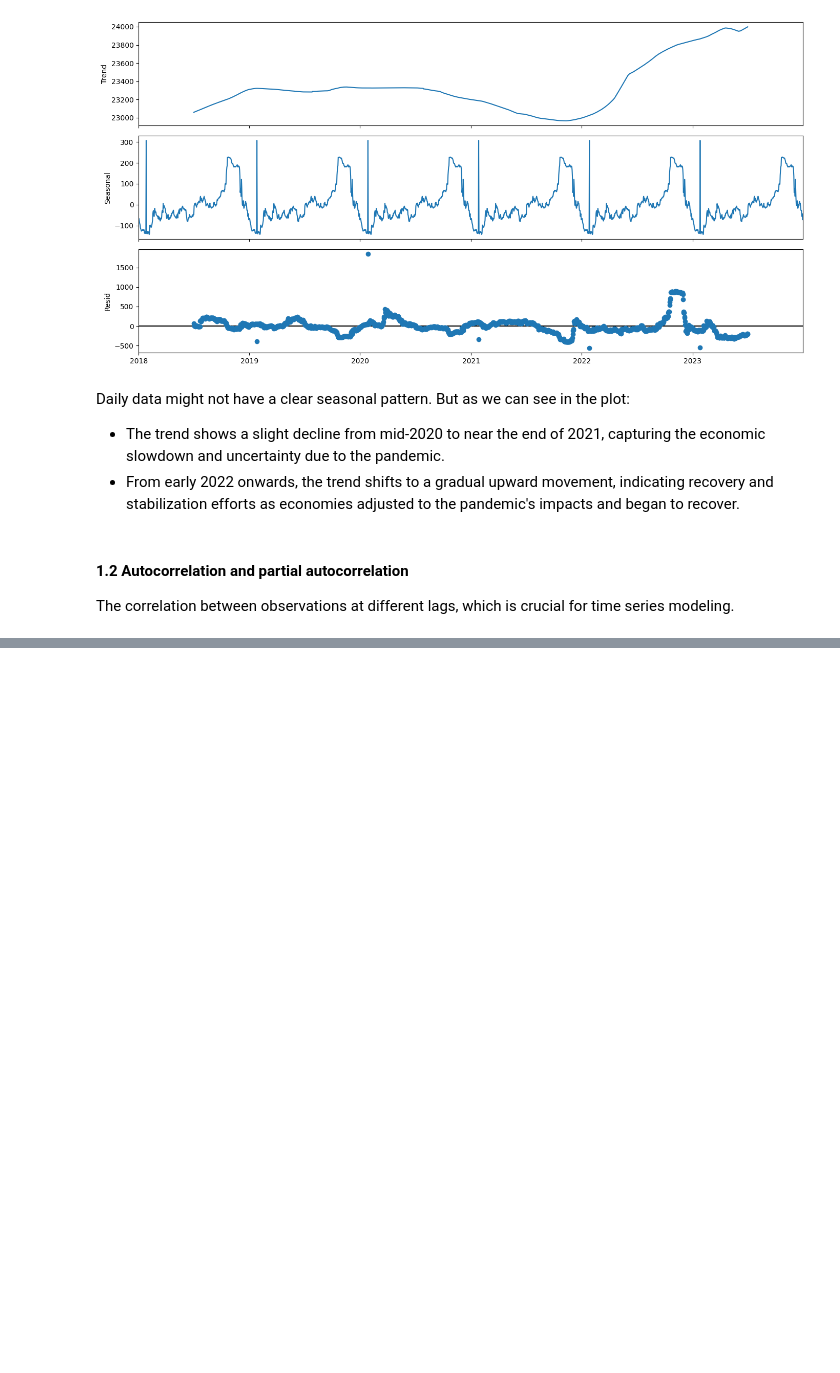
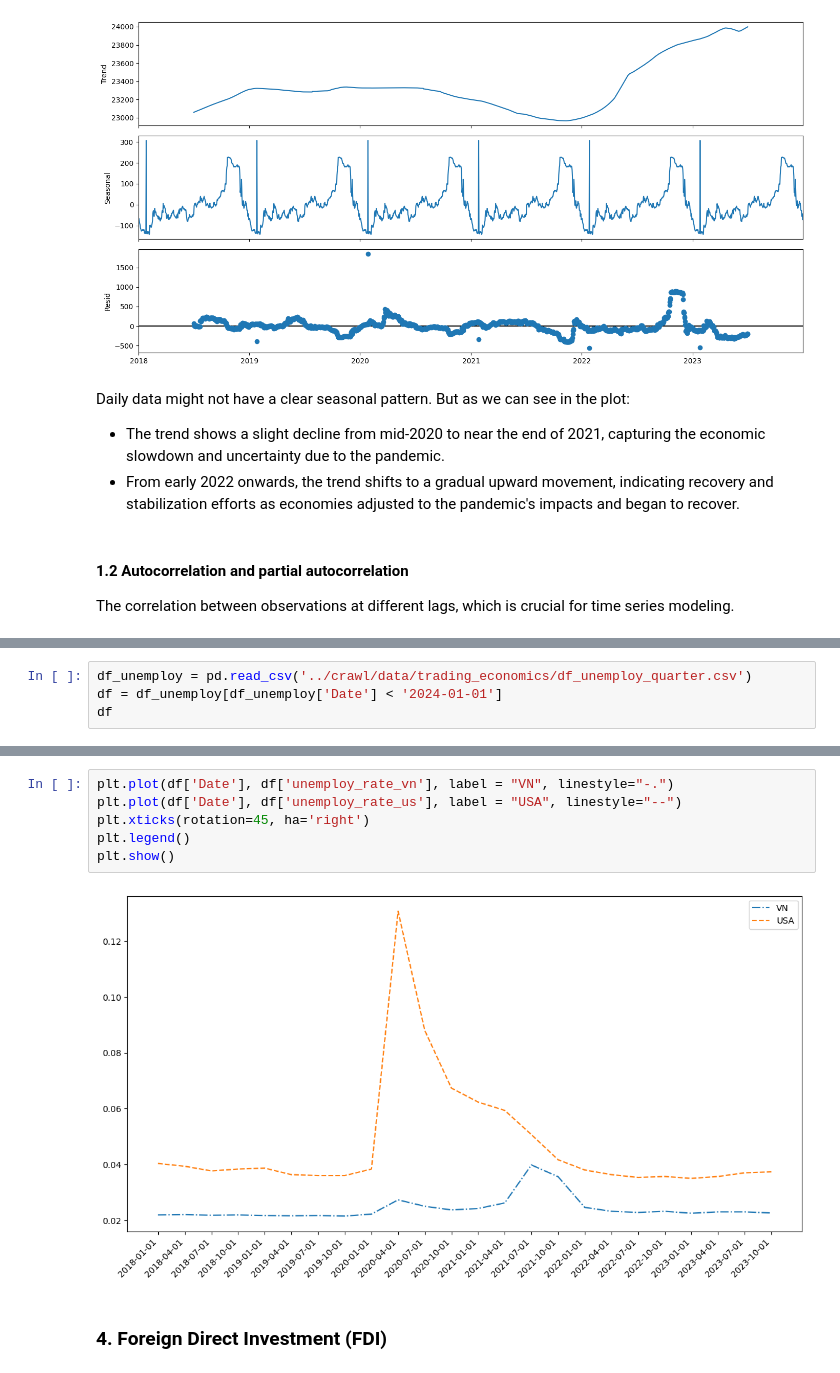
Before and after one commit to VA0211/DSP391m_GROUP3, a Jupyter notebook: eda/eda.ipynb, the cells around one changed output, grey strips where cells are left out. Drawn from its saved outputs; the diff is of its cells as text; blank space fills up the shorter version.

```diff
--- a/eda/eda.ipynb
+++ b/eda/eda.ipynb
@@ -114,0 +141,4 @@ plt.show()
+# %%
+df_unemploy = pd.read_csv('../crawl/data/trading_economics/df_unemploy_quarter.csv')
+df = df_unemploy[df_unemploy['Date'] < '2024-01-01']
+df
@@ -114,0 +163,10 @@ plt.show()
+# %%
+plt.plot(df['Date'], df['unemploy_rate_vn'], label = "VN", linestyle="-.")
+plt.plot(df['Date'], df['unemploy_rate_us'], label = "USA", linestyle="--")
+plt.xticks(rotation=45, ha='right')
+plt.legend()
+plt.show()
+# %% [output]
+[figure, added]
+# %% [markdown]
+### **4. Foreign Direct Investment (FDI) <a class="anchor" id="4"></a>**
```
Also changed, not shown: parts of 17 cells of this notebook.
